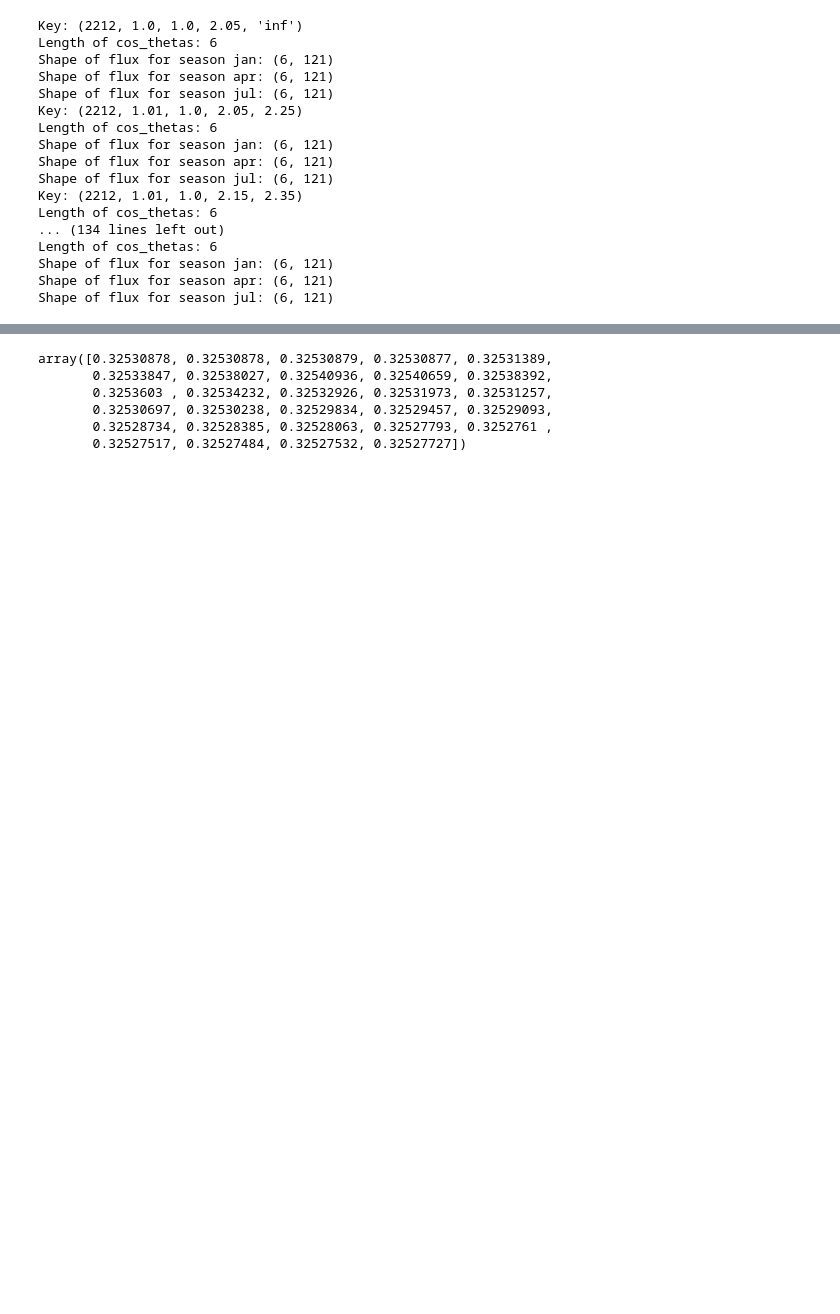
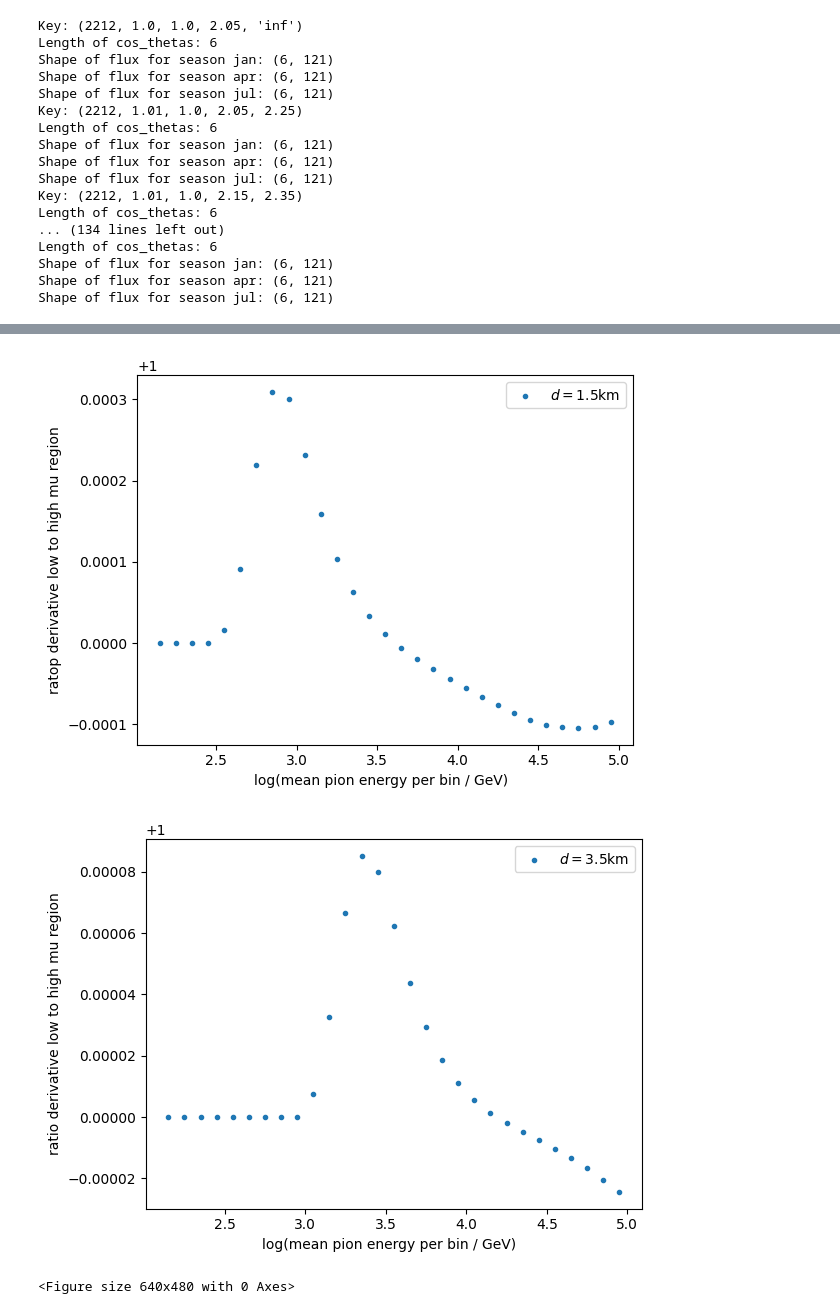
Before and after one commit to karohymon/cs-analysis, a Jupyter notebook: IceCube_diffuse_underground_bundles/slope_parameter.ipynb, the cells around one changed output, grey strips where cells are left out. Drawn from its saved outputs; the diff is of its cells as text; code cells hidden in the pictures; blank space fills up the shorter version.

```diff
--- a/IceCube_diffuse_underground_bundles/slope_parameter.ipynb
+++ b/IceCube_diffuse_underground_bundles/slope_parameter.ipynb
@@ -127,9 +167,25 @@ plt.savefig(plot_dir + 'cs_p_energybintest_powerlawderiv_ratio_ebin.png')
 # %%
-deriv_mod_15[:,0]/deriv_mod_15[:,1]
+def_ratio_15 = np.ones(len(e_center))* (deriv_def_15[0]/deriv_def_15[1])
+def_ratio_35 = np.ones(len(e_center))* (deriv_def_35[0]/deriv_def_35[1])
+
+
+plt.scatter(e_center,(deriv_mod_15[:,0]/deriv_mod_15[:,1])/def_ratio_15,label="$d=1.5$km",marker='.')
+plt.ylabel('ratop derivative low to high mu region')
+plt.xlabel('log(mean pion energy per bin / GeV)  ')
+plt.legend()
+plt.savefig(plot_dir + 'cs_p_energybintest_powerlawderiv_ratio-to-def_ebin_d15.png')
+plt.show()
+plt.clf()
+
+
+plt.scatter(e_center,(deriv_mod_35[:,0]/deriv_mod_35[:,1])/def_ratio_35,label="$d=3.5$km",marker='.')
+plt.ylabel('ratio derivative low to high mu region')
+plt.xlabel('log(mean pion energy per bin / GeV)  ')
+plt.legend()
+plt.savefig(plot_dir + 'cs_p_energybintest_powerlawderiv_ratio-to-def_ebin_d35png')
+plt.show()
+plt.clf()
 # %% [output]
+[figure, added]
+[figure, added]
-array([0.32530878, 0.32530878, 0.32530879, 0.32530877, 0.32531389,
-       0.32533847, 0.32538027, 0.32540936, 0.32540659, 0.32538392,
-       0.3253603 , 0.32534232, 0.32532926, 0.32531973, 0.32531257,
-       0.32530697, 0.32530238, 0.32529834, 0.32529457, 0.32529093,
-       0.32528734, 0.32528385, 0.32528063, 0.32527793, 0.3252761 ,
-       0.32527517, 0.32527484, 0.32527532, 0.32527727])
+<Figure size 640x480 with 0 Axes>
```
Also changed, not shown: parts of 13 cells of this notebook.
